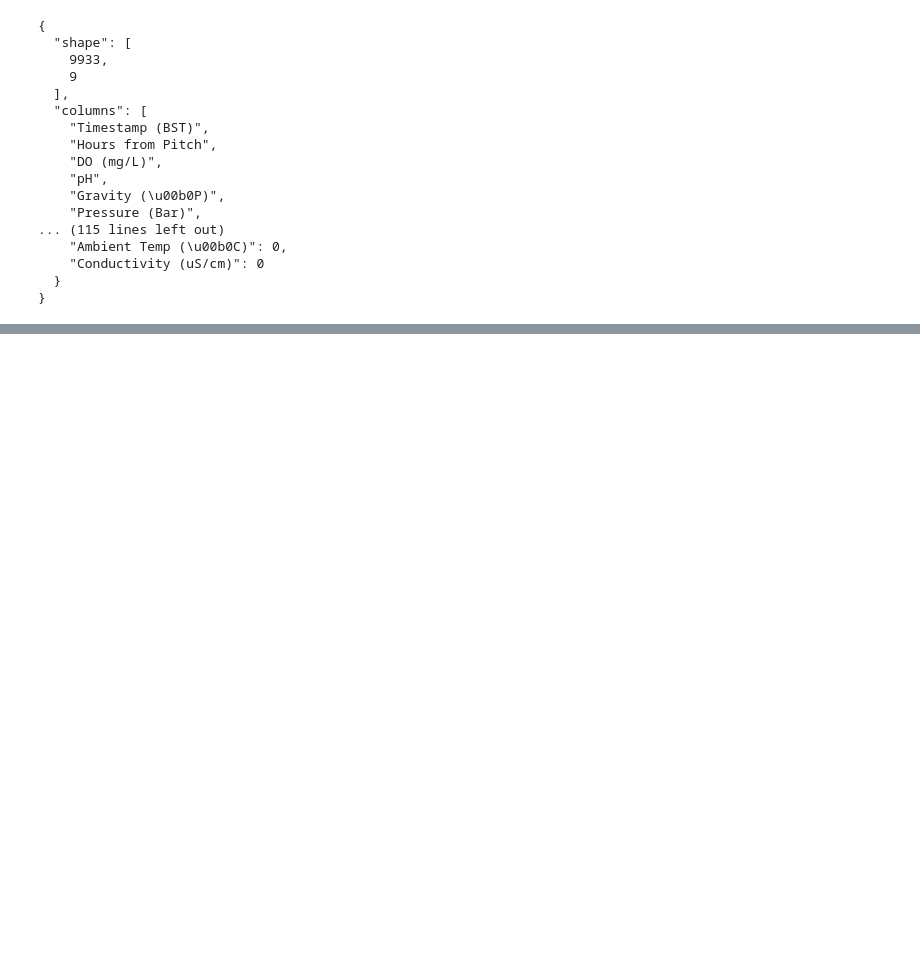
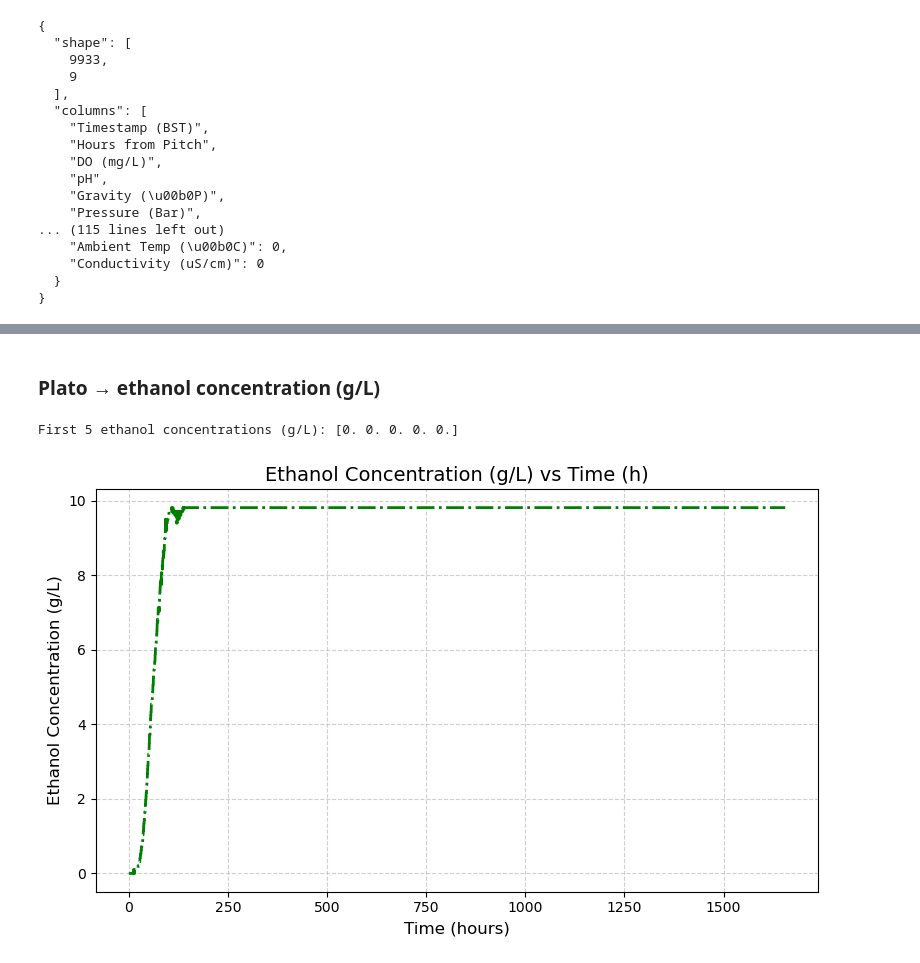
Before and after one commit to EmmanuelLwele/Physics-Informed-Beer-Fermentation-Modelling, a Jupyter notebook: Beer_Fermentation_PINN_with_DO_pH.ipynb, the cells around one changed output, grey strips where cells are left out. Cells and saved outputs as stored; diff of their text form; code cells hidden in the pictures; blank space fills up the shorter version.

```diff
--- a/Beer_Fermentation_PINN_with_DO_pH.ipynb
+++ b/Beer_Fermentation_PINN_with_DO_pH.ipynb
@@ -166,0 +204,50 @@ pH_meas = df['pH'].to_numpy(dtype=float)
+# %% [markdown]
+### Plato → ethanol concentration (g/L)
+# %%
+def plato_to_abv(P, P0):
+    """
+    Estimate ABV (%) from Plato drop.
+    Parameters:
+        P  (float or np.array): Current Plato
+        P0 (float): Initial Plato
+    Returns:
+        ABV (float or np.array): Alcohol by volume in %
+    """
+    ABV = (P0 - P) * 0.131
+    ABV[ABV < 0] = 0
+    return ABV
+# %%
+def abv_to_ethanol(ABV):
+    """
+    Convert ABV (%) to ethanol concentration (g/L).
+    """
+    Ce = ABV * 7.89
+    return Ce
+# %%
+def plato_to_ethanol(P, P0):
+    """
+    Convert current Plato to ethanol concentration (g/L)
+    based on initial Plato and empirical ABV conversion.
+    """
+    ABV = plato_to_abv(P, P0)
+    Ce = abv_to_ethanol(ABV)
+    return Ce
+# %%
+P0 = plato[0]  # initial Plato (original gravity)
+Ce_data = plato_to_ethanol(plato, P0)
+
+print("First 5 ethanol concentrations (g/L):", Ce_data[:5])
+# %% [output]
+First 5 ethanol concentrations (g/L): [0. 0. 0. 0. 0.]
+# %%
+# Plot Ethanol Concentration
+plt.figure(figsize=(8, 5))
+plt.plot(t_data, Ce_data, linewidth=2, color="green", linestyle="-.")
+plt.xlabel("Time (hours)", fontsize=12)
+plt.ylabel("Ethanol Concentration (g/L)", fontsize=12)
+plt.title("Ethanol Concentration (g/L) vs Time (h)", fontsize=14)
+plt.grid(True, linestyle='--', alpha=0.6)
+plt.tight_layout()
+plt.show()
+# %% [output]
+[figure, added]
```
Also changed, not shown: parts of 2 cells of this notebook.
